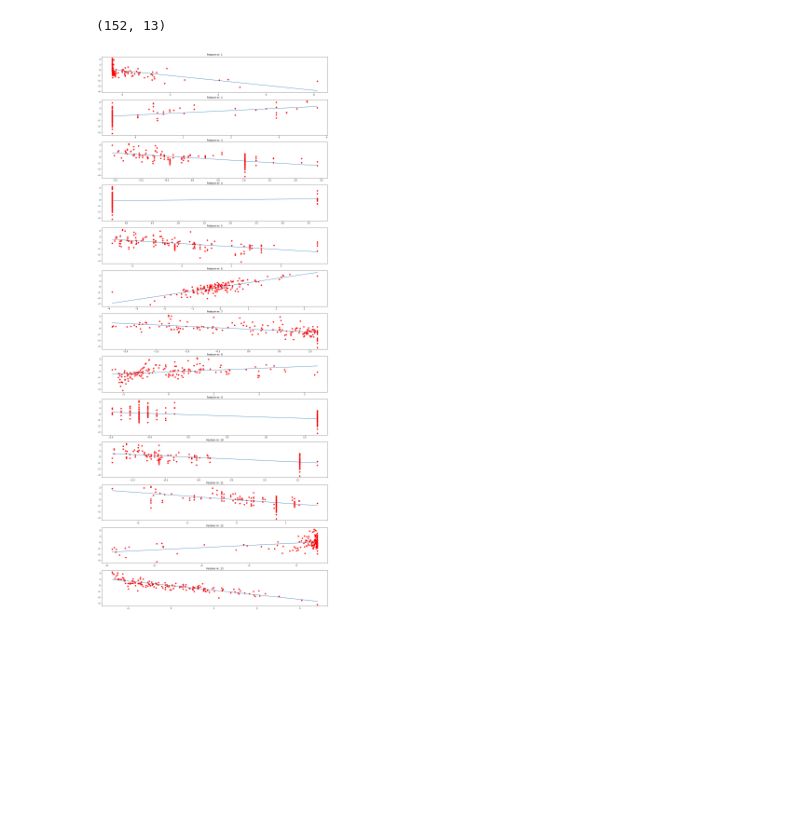
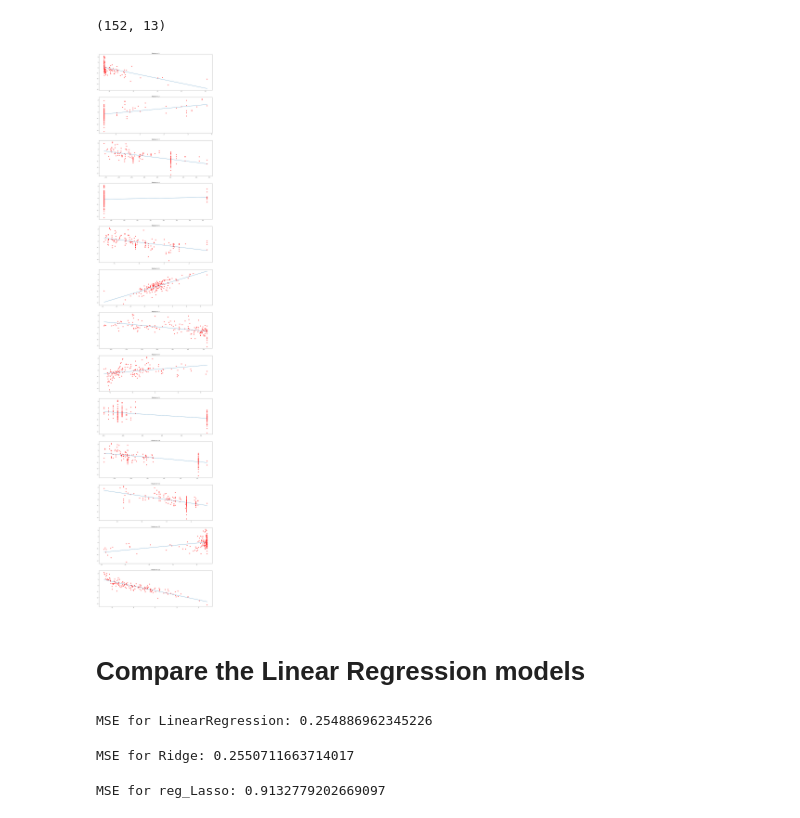
Before and after one commit to Marcin279/Machine_Learning, a Jupyter notebook: lab2_linear_regression/Linear_Regression.ipynb, the cells around one changed output. Saved outputs shown, nothing was run; the diff lists cells and outputs as text; code cells hidden in the pictures; blank space fills up the shorter version.

```diff
--- a/lab2_linear_regression/Linear_Regression.ipynb
+++ b/lab2_linear_regression/Linear_Regression.ipynb
@@ -130,0 +237,11 @@ ax.set_xlim(4, 23)
+# %%
+fig, ax = plt.subplots(2,1)
+fig.set_size_inches(7, 10)
+for i in range(X_t2.shape[1]):
+    ax[i].scatter(X_t2[:, i], y_t2, color='red')
+    # Działa ale nie wiem dlaczego wten sposób to plotować
+    # https://www.geeksforgeeks.org/how-to-implement-a-gradient-descent-in-python-to-find-a-local-minimum/
+    # Dziwny wynik - sprawdzić czy StandardScaler dobrze zadziałał
+    # ax[i].plot([np.min(X_t2[:, i]), np.max(X_t2[:, i])], [np.min(y_pred2), np.max(y_pred2)], 'r-' )
+    ax[i].plot(np.unique(X_t2[:, i]), np.poly1d(np.polyfit(X_t2[:, i], y_t2, 1))(np.unique(X_t2[:, i])))
+# ax.set_xlim(4, 23)
@@ -340,14 +360,18 @@ X_test.shape
 # %% [output]
 (152, 13)
 # %%
+# Ploting a LinearRegression for each feature
 fig, ax = plt.subplots(13, 1)
-fig.set_size_inches(20, 50)
+fig.set_size_inches(20, 100)
 for i in range(X_test.shape[1]):
     X = np.resize(X_test[:, i], (len(X_test[:, i]),))
     Y_predicted = np.resize(Y_predicted, (len(Y_predicted), ))
     ax[i].scatter(X, Y_predicted, color='red')
     ax[i].plot(np.unique(X), np.poly1d(np.polyfit(X, Y_predicted, 1))(np.unique(X)))
+    # ax[i].set_ylim(np.min(X[1]), np.max(X[1]))
     ax[i].set_title(f"Feature nr: {i+1}")
 plt.show()
 # %% [output]
-[figure, old version]
+[figure, new version]
+# %% [markdown]
+# Compare the Linear Regression models
@@ -353,0 +381,28 @@ plt.show()
+# %%
+reg_LinReg  = linear_model.LinearRegression()
+
+# Learning model on training data
+reg_LinReg.fit(X_train, Y_train)
+# Predicting values using test data
+Y_predicted = reg_LinReg.predict(X_test)
+print(f"MSE for LinearRegression: {mean_squared_error(Y_test, Y_predicted)}")
+# %% [output]
+MSE for LinearRegression: 0.254886962345226
+# %%
+reg_Ridge = linm.Ridge(alpha = .5)
+# Learning model on training data
+reg_Ridge.fit(X_train, Y_train)
+# Predicting values using test data
+Y_predicted = reg_Ridge.predict(X_test)
+print(f"MSE for Ridge: {mean_squared_error(Y_test, Y_predicted)}")
+# %% [output]
+MSE for Ridge: 0.2550711663714017
+# %%
+reg_Lasso = linm.Lasso(alpha = 5.1)
+# Learning model on training data
+reg_Lasso.fit(X_train, Y_train)
+# Predicting values using test data
+Y_predicted = reg_Lasso.predict(X_test)
+print(f"MSE for reg_Lasso: {mean_squared_error(Y_test, Y_predicted)}")
+# %% [output]
+MSE for reg_Lasso: 0.9132779202669097
```
Also changed, not shown: parts of 37 cells of this notebook.
